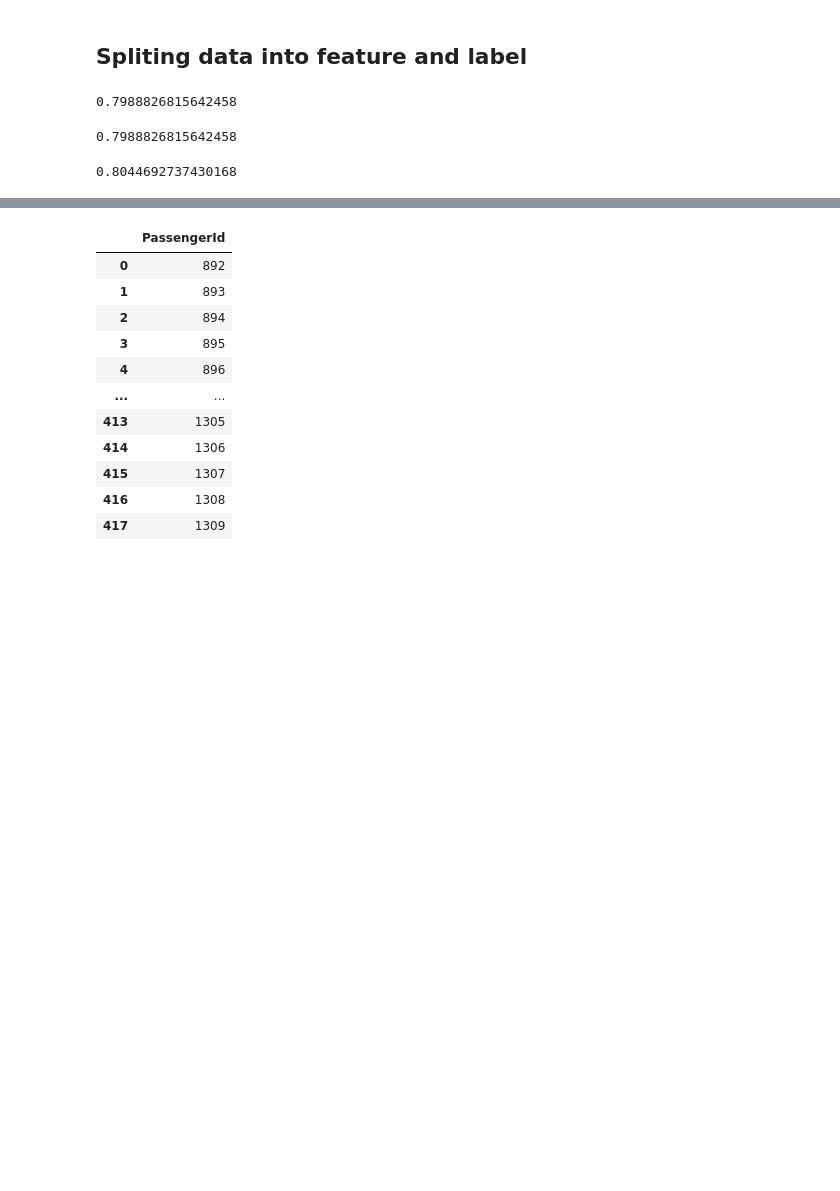
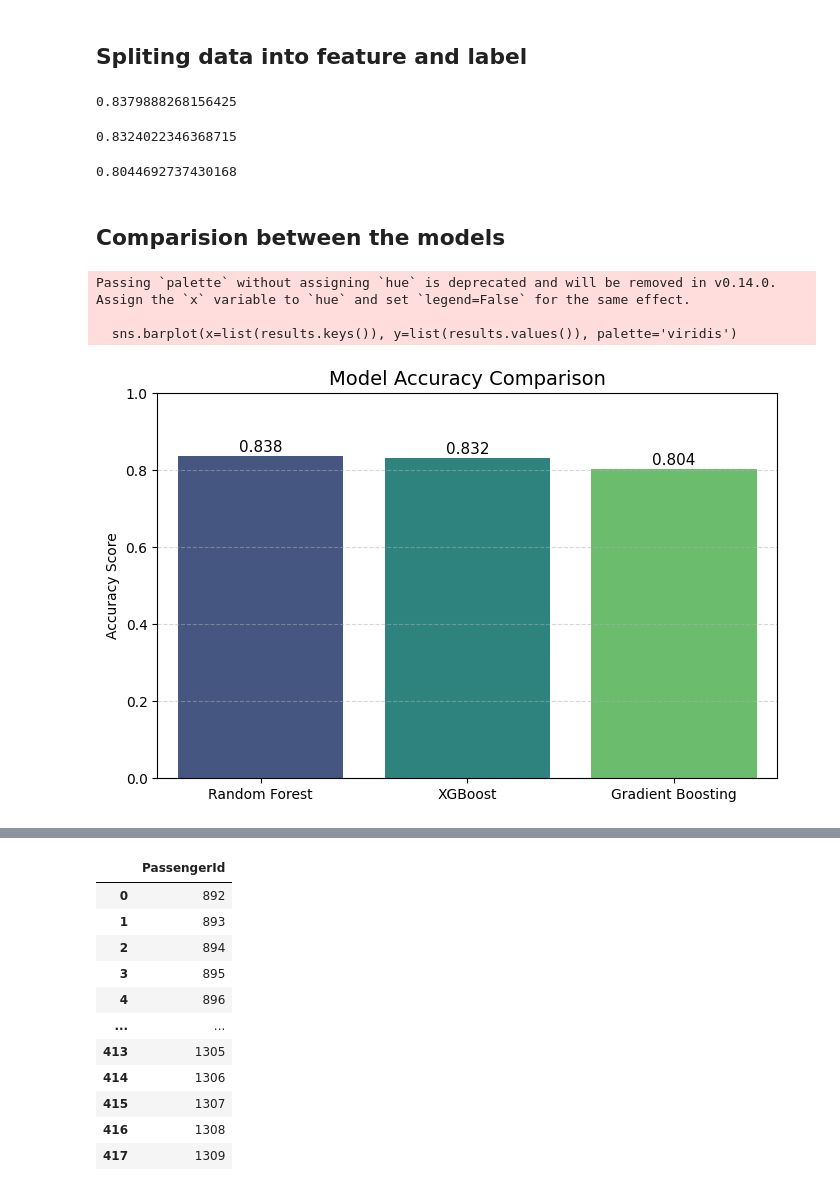
Before and after one commit to Ydv-Suman/Titanic_Survival_Prediction, a Jupyter notebook: Titanic.ipynb, the cells around one changed output, grey strips where cells are left out. Saved outputs shown, nothing was run; the diff lists cells and outputs as text; code cells hidden in the pictures; blank space fills up the shorter version.

```diff
--- a/Titanic.ipynb
+++ b/Titanic.ipynb
@@ -143,9 +230,10 @@ model1 = Pipeline(steps=[
 ])
 
 model1.fit(x_train, y_train)
-model1.score(x_test, y_test)
+score1 = model1.score(x_test, y_test)
+score1
 # %% [output]
-0.7988826815642458
+0.8379888268156425
 # %%
 ## XGBClassifier
 model2 = Pipeline(steps=[
@@ -153,9 +241,10 @@ model2 = Pipeline(steps=[
     ('classifier', XGBClassifier(random_state=42))
 ])
 model2.fit(x_train, y_train)
-model2.score(x_test, y_test)
+score2 = model2.score(x_test, y_test)
+score2
 # %% [output]
-0.7988826815642458
+0.8324022346368715
 # %%
 ## GradientBoostingClassifier
 model3 = Pipeline(steps=[
@@ -163,9 +252,38 @@ model3 = Pipeline(steps=[
     ('classifier', GradientBoostingClassifier(random_state=42))
 ])
 model3.fit(x_train, y_train)
-model3.score(x_test, y_test)
+score3 = model3.score(x_test, y_test)
+score3
 # %% [output]
 0.8044692737430168
+# %% [markdown]
+## Comparision between the models
+# %%
+results = {
+    'Random Forest': score1,
+    'XGBoost': score2,
+    'Gradient Boosting': score3
+}
+
+# make simple bar chart
+plt.figure(figsize=(8,5))
+sns.barplot(x=list(results.keys()), y=list(results.values()), palette='viridis')
+
+plt.title('Model Accuracy Comparison', fontsize=14)
+plt.ylabel('Accuracy Score')
+plt.ylim(0, 1)
+plt.grid(axis='y', linestyle='--', alpha=0.5)
+
+# show score on top of bars
+for i, v in enumerate(results.values()):
+    plt.text(i, v + 0.01, f"{v:.3f}", ha='center', fontsize=11)
+
+plt.show()
+# %% [output]
+Passing `palette` without assigning `hue` is deprecated and will be removed in v0.14.0. Assign the `x` variable to `hue` and set `legend=False` for the same effect.
+
+  sns.barplot(x=list(results.keys()), y=list(results.values()), palette='viridis')
+[figure, added]
 # %%
 ## Grid Search CV
 param_grid = {
```
Also changed, not shown: parts of 19 cells of this notebook, 1 other file.
